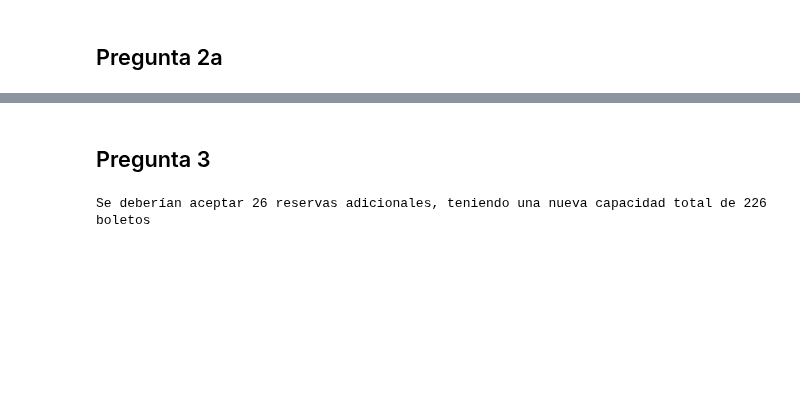
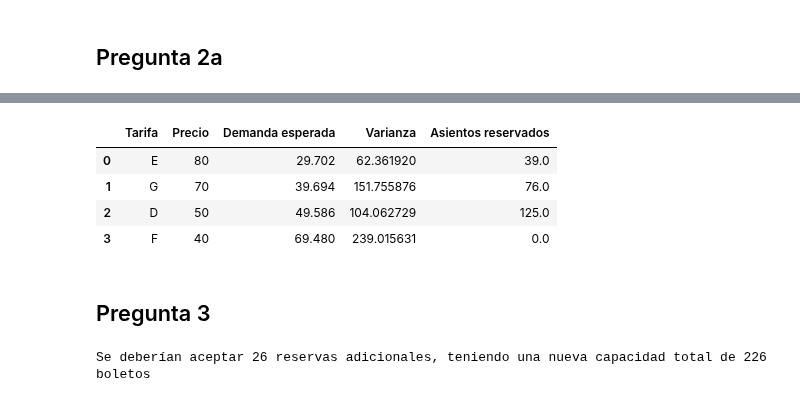
Before and after one commit to Mario-Rivera-A/Tarea2_GOA, a Jupyter notebook: tarea 2.ipynb, the cells around one changed output, grey strips where cells are left out. Drawn from its saved outputs; the diff is of its cells as text; code cells hidden in the pictures; blank space fills up the shorter version.

```diff
--- a/tarea 2.ipynb
+++ b/tarea 2.ipynb
@@ -188,14 +189,14 @@ def EMSR_B(C, q, mu, var):
         # Ponderamos la tarifa considerando desde la tarifa actual hasta la más cara
         f_barra = np.sum([q[j] * mu[j] for j in range(i + 1)]) / np.sum([mu[j] for j in range(i + 1)])
 
-        # Desviación estándar de la demanda (acumulada)
+        # Desviación estándar de la demanda
         sigma = np.sqrt(np.sum([var[j] for j in range(i + 1)]))
 
-        # Calculamos la probabilidad P en función de las tarifas actuales y futuras
-        P = max(0, min(1, (f_barra - q[i + 1]) / f_barra))
+        # Calculamos la probabilidad Z en función de las tarifas actuales y futuras
+        Z = max(0, min(1, (f_barra - q[i + 1]) / f_barra))
 
         # Calculamos el percentil de la normal para el nivel de reservas
-        B_i = norm.ppf(1 - P) * sigma + np.sum(mu[:i + 1])
+        B_i = norm.ppf(1 - Z) * sigma + np.sum(mu[:i + 1])
 
         # Aseguramos que el número de asientos reservados no sea negativo
         R[i] = max(0, B_i)
@@ -222,7 +223,7 @@ reservas_redondeadas = np.round(reservas)
 df_reservas = pd.DataFrame({
     'Tarifa': tarifas,
     'Precio': prices,
-    'Media': mu,
+    'Demanda esperada': mu,
     'Varianza': var,
     'Asientos reservados': reservas_redondeadas
 })
@@ -299,3 +241,80 @@ display(df_train)
+# %%
+def EMSR_B(C, q, mu, var):
+    n = len(q)  # Número de niveles tarifarios
+    R = np.zeros(n)  # Arreglo de reservas
+
+    # Iteración sobre cada tarifa (excepto la última, que toma el resto de los asientos)
+    for i in range(n - 1):
+        # Ponderamos la tarifa considerando desde la tarifa actual hasta la más cara
+        f_barra = np.sum([q[j] * mu[j] for j in range(i + 1)]) / np.sum([mu[j] for j in range(i + 1)])
+
+        # Desviación estándar de la demanda
+        sigma = np.sqrt(np.sum([var[j] for j in range(i + 1)]))
+
+        # Calculamos la probabilidad Z en función de las tarifas actuales y futuras
+        Z = max(0, min(1, (f_barra - q[i + 1]) / f_barra))
+
+        # Calculamos el percentil de la normal para el nivel de reservas
+        B_i = norm.ppf(1 - Z) * sigma + np.sum(mu[:i + 1])
+
+        # Aseguramos que el número de asientos reservados no sea negativo
+        R[i] = max(0, B_i)
+
+    # El último grupo de tarifas recibe el resto de los asientos disponibles
+    R[-1] = max(0, C - np.sum(R[:-1]))
+
+    return R
+
+archivo = 'TrainData.csv'  # El archivo debe tener columnas llamadas D, E, G, F
+datos_demanda = pd.read_csv(archivo)
+
+# Ajustar una distribución normal para cada tarifa
+# Calcular la media (mu) y desviación estándar (sigma) de la demanda para los últimos 500 periodos
+mu_D = np.mean(datos_demanda['Fare_D'][-500:])  # Media para la tarifa D
+sigma_D = np.std(datos_demanda['Fare_D'][-500:], ddof=1)  # Desviación estándar para la tarifa D
+
+mu_E = np.mean(datos_demanda['Fare_E'][-500:])  # Media para la tarifa E
+sigma_E = np.std(datos_demanda['Fare_E'][-500:], ddof=1)  # Desviación estándar para la tarifa E
+
+mu_G = np.mean(datos_demanda['Fare_G'][-500:])  # Media para la tarifa G
+sigma_G = np.std(datos_demanda['Fare_G'][-500:], ddof=1)  # Desviación estándar para la tarifa G
+
+mu_F = np.mean(datos_demanda['Fare_F'][-500:])  # Media para la tarifa F
+sigma_F = np.std(datos_demanda['Fare_F'][-500:], ddof=1)  # Desviación estándar para la tarifa F
+
+#Crear las listas de medias (mu) y varianzas (var)
+mu = [mu_E, mu_G, mu_D, mu_F]  # Medias de las demandas
+var = [sigma_E**2, sigma_G**2, sigma_D**2, sigma_F**2]  # Varianzas (desviación estándar al cuadrado)
+
+# Precios de las tarifas
+prices = [80, 70, 50, 40]  # Precios en orden de la tarifa más cara a la más barata
+
+# Capacidad total
+C = 120
+
+#Aplicar la función EMSR_B para determinar las reservas de asientos
+reservas = EMSR_B(C, prices, mu, var)
+
+# Redondeamos los resultados
+reservas_redondeadas = np.round(reservas)
+
+# Crear DataFrame con los resultados
+df_reservas = pd.DataFrame({
+    'Tarifa': ['E', 'G', 'D', 'F'],
+    'Precio': prices,
+    'Demanda esperada': mu,
+    'Varianza': var,
+    'Asientos reservados': reservas_redondeadas
+})
+
+# Mostrar el DataFrame con los resultados
+display(df_reservas)
+# %% [output]
+|  | Tarifa | Precio | Demanda esperada | Varianza | Asientos reservados |
+| 0 | E | 80 | 29.702 | 62.361920 | 39.0 |
+| 1 | G | 70 | 39.694 | 151.755876 | 76.0 |
+| 2 | D | 50 | 49.586 | 104.062729 | 125.0 |
+| 3 | F | 40 | 69.480 | 239.015631 | 0.0 |
 # %% [markdown]
 ## Pregunta 3
 # %%
```
Also changed, not shown: parts of 12 cells of this notebook.
